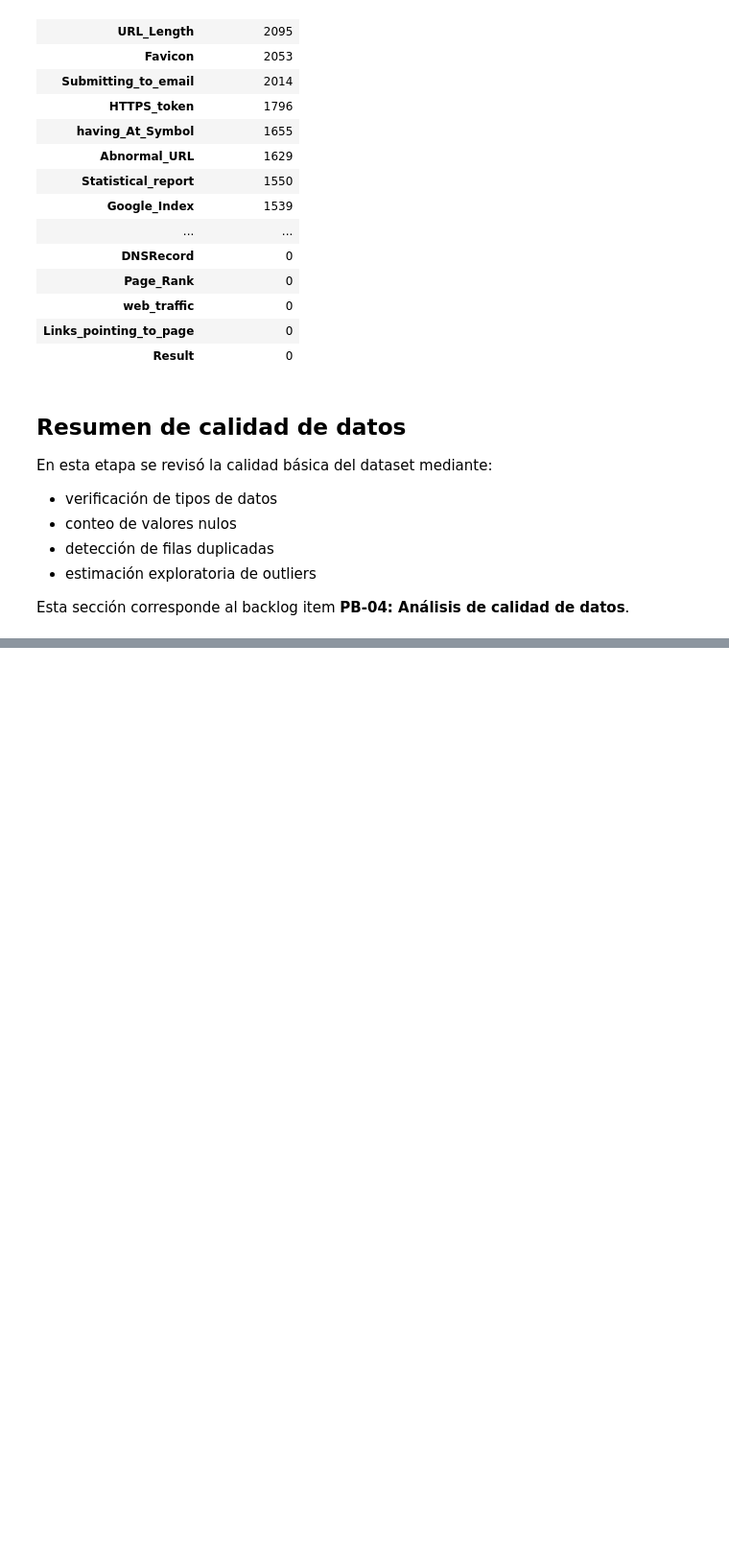
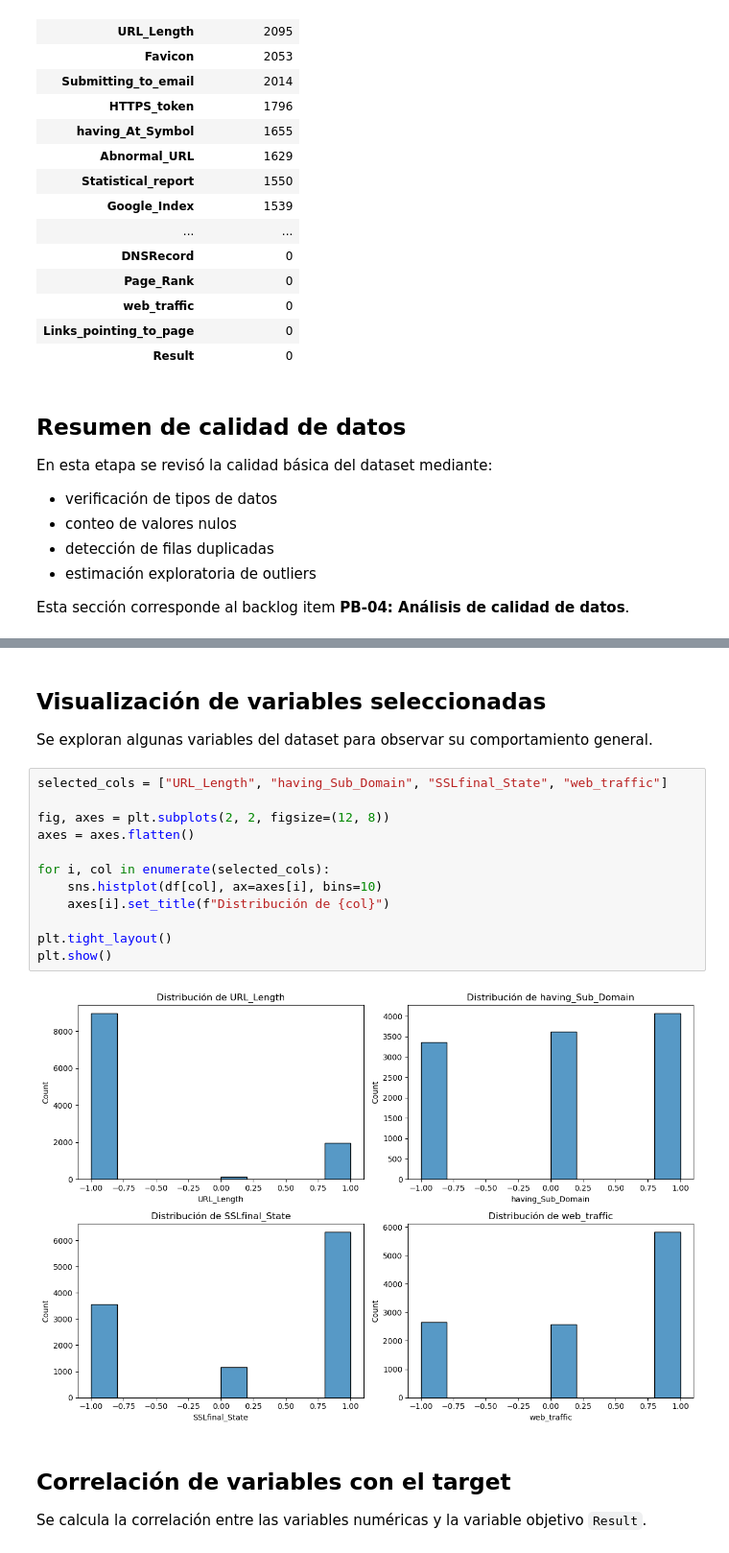
Before and after one commit to RubenTinoco/phishing-detection-Equipo5, a Jupyter notebook: notebooks/03_eda.ipynb, the cells around one changed output, grey strips where cells are left out. Shown at 96% size. Drawn from its saved outputs; the diff is of its cells as text; blank space fills up the shorter version.

```diff
--- a/notebooks/03_eda.ipynb
+++ b/notebooks/03_eda.ipynb
@@ -180,0 +253,22 @@ Esta sección corresponde al backlog item **PB-04: Análisis de calidad de datos
+# %% [markdown]
+## Visualización de variables seleccionadas
+
+Se exploran algunas variables del dataset para observar su comportamiento general.
+# %%
+selected_cols = ["URL_Length", "having_Sub_Domain", "SSLfinal_State", "web_traffic"]
+
+fig, axes = plt.subplots(2, 2, figsize=(12, 8))
+axes = axes.flatten()
+
+for i, col in enumerate(selected_cols):
+    sns.histplot(df[col], ax=axes[i], bins=10)
+    axes[i].set_title(f"Distribución de {col}")
+
+plt.tight_layout()
+plt.show()
+# %% [output]
+[figure, added]
+# %% [markdown]
+## Correlación de variables con el target
+
+Se calcula la correlación entre las variables numéricas y la variable objetivo `Result`.
```
Also changed, not shown: parts of 16 cells of this notebook.
